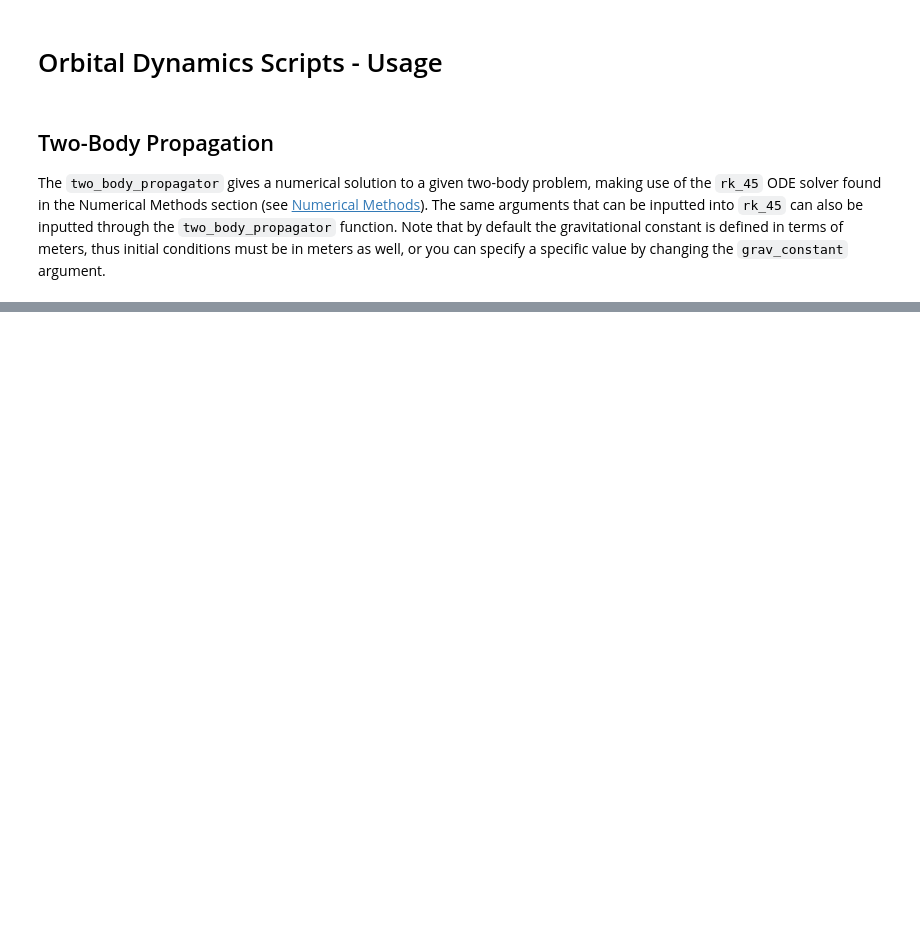
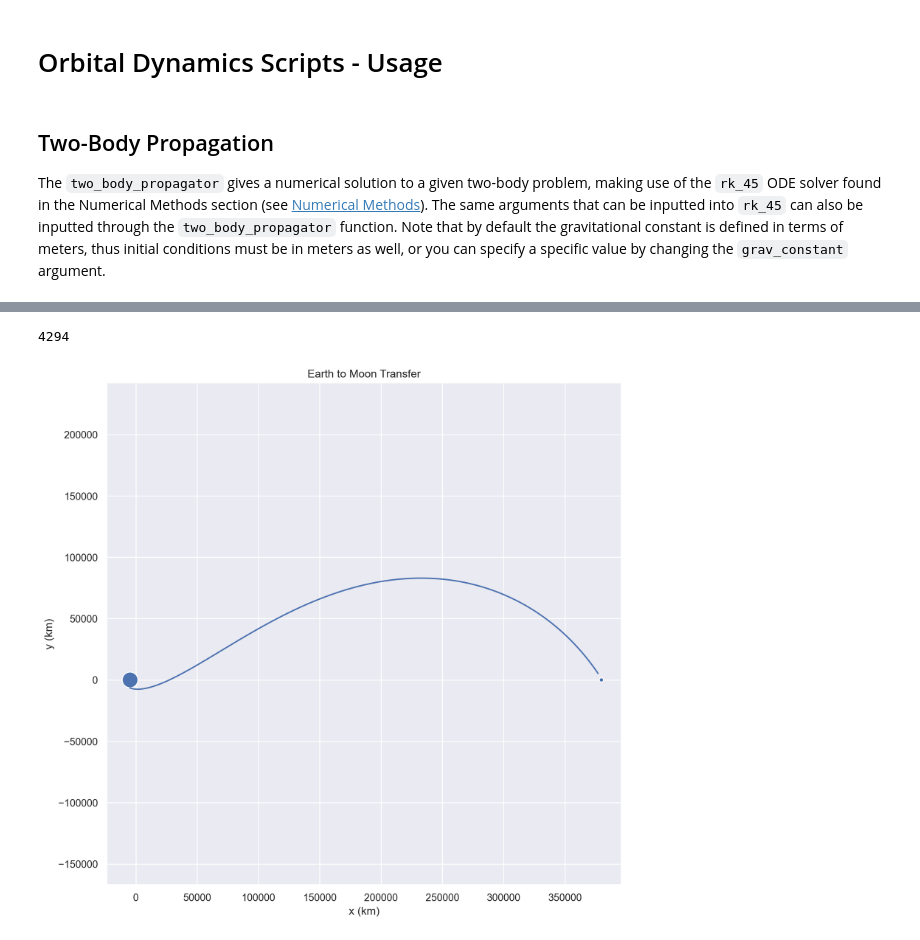
Before and after one commit to MichaszJ/scripts, a Jupyter notebook: Orbital-Dynamics/Usage.ipynb, the cells around one changed output, grey strips where cells are left out. Saved outputs shown, nothing was run; the diff lists cells and outputs as text; code cells hidden in the pictures; blank space fills up the shorter version.

```diff
--- a/Orbital-Dynamics/Usage.ipynb
+++ b/Orbital-Dynamics/Usage.ipynb
@@ -90,0 +92,46 @@ plt.show()
+# %%
+# units in km
+x = -4671
+y = -6378 - 200
+z = 0
+
+v_x = 10.9148 * np.cos(np.radians(20))
+v_y = -10.9148 * np.sin(np.radians(20))
+v_z = 0
+
+S0 = [x, y, z, v_x, v_y, v_z]
+# %%
+s_out_3b, t_out_3b = three_body_cr_propagator(t_init=t0,
+                                              t_final=3.16689 * 24 * 60 * 60,
+                                              mass_1=5.974e24,
+                                              mass_2=73.48e21,
+                                              r_12=384400,
+                                              initial_conditions=S0,
+                                              grav_constant=6.6759e-20,
+                                              tolerance=10)
+# %% [output]
+4294
+# %%
+x_out = s_out_3b.T[0]
+y_out = s_out_3b.T[1]
+z_out = s_out_3b.T[2]
+# %%
+fig, ax = plt.subplots(figsize=(10,10), dpi=230)
+
+ax.plot(x_out, y_out)
+
+earth = plt.Circle((-4671, 0), 6378)
+ax.add_artist(earth)
+
+moon = plt.Circle((-4671 + 384400, 0), 1737)
+ax.add_artist(moon)
+
+ax.set_title('Earth to Moon Transfer')
+ax.set_xlabel('x (km)')
+ax.set_ylabel('y (km)')
+
+ax.axis('equal')
+
+plt.show()
+# %% [output]
+[figure, added]
```
Also changed, not shown: parts of 6 cells of this notebook, 1 other file.
